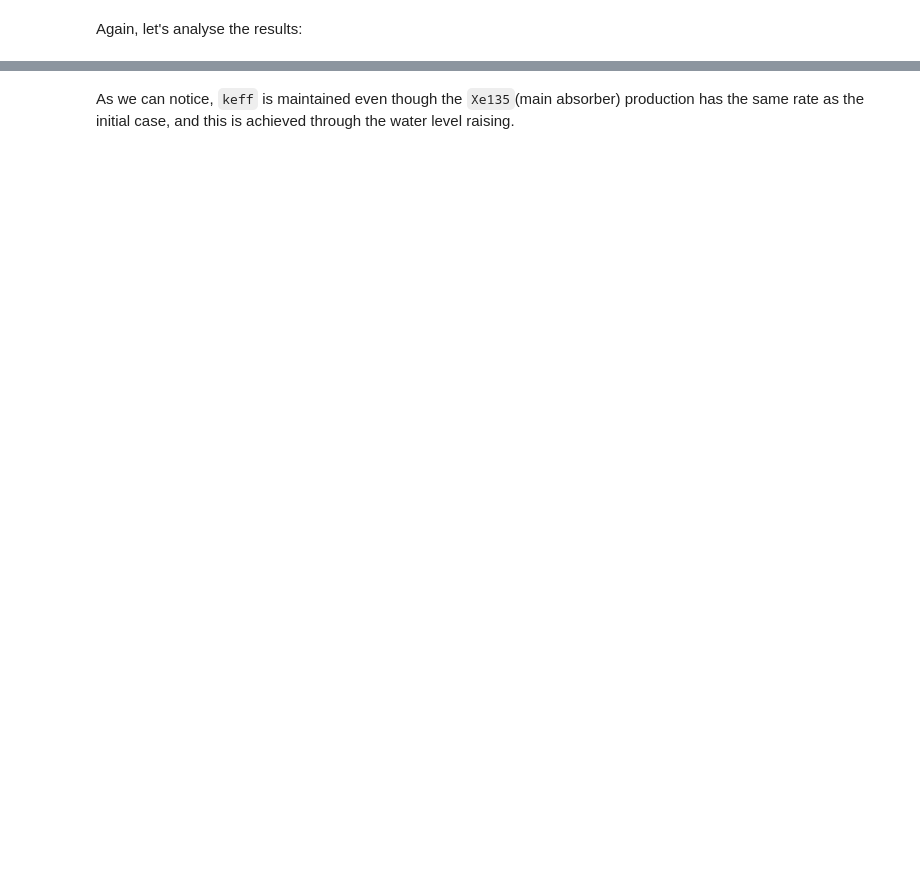
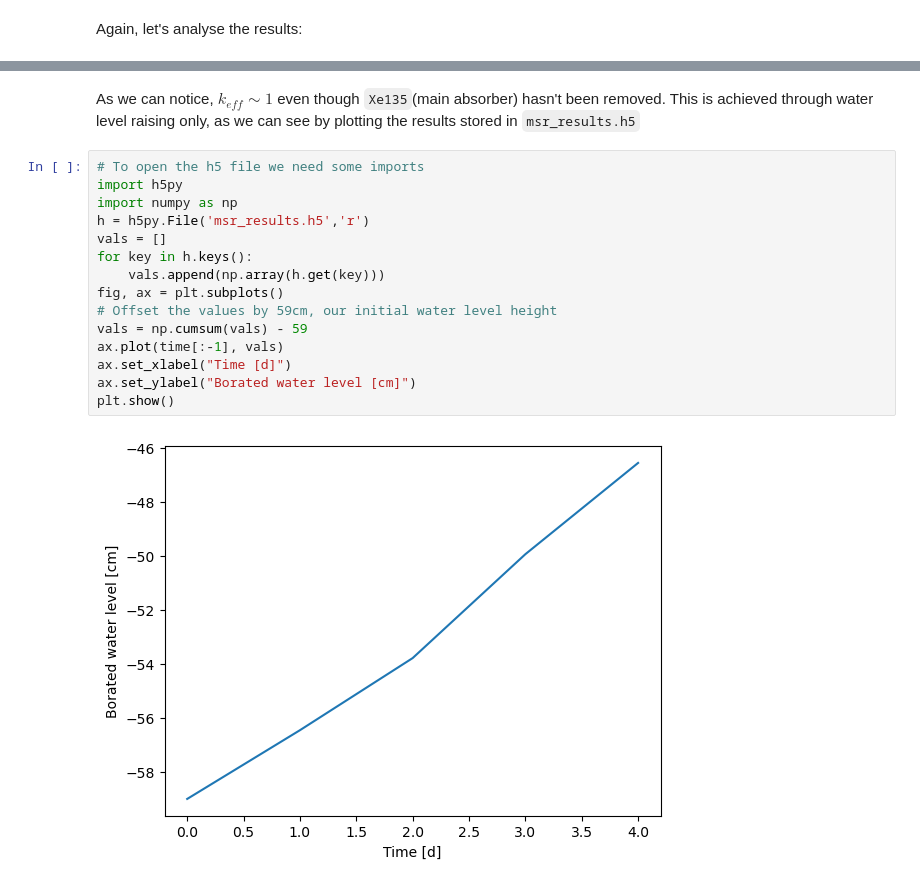
Before and after one commit to openmsr/pincell_msr, a Jupyter notebook: pincell_msr_depletion.ipynb, the cells around one changed output, grey strips where cells are left out. Saved outputs shown, nothing was run; the diff lists cells and outputs as text; blank space fills up the shorter version.

```diff
--- a/pincell_msr_depletion.ipynb
+++ b/pincell_msr_depletion.ipynb
@@ -345,2 +305,19 @@ plt.show()
-# %% [markdown]
-As we can notice, `keff` is maintained even though the `Xe135`(main absorber) production has the same rate as the initial case, and this is achieved through the water level raising.
+# %% [markdown]
+As we can notice, $k_{eff} \sim 1$ even though `Xe135`(main absorber) hasn't been removed. This is achieved through water level raising only, as we can see by plotting the results stored in `msr_results.h5`
+# %%
+# To open the h5 file we need some imports
+import h5py
+import numpy as np
+h = h5py.File('msr_results.h5','r')
+vals = []
+for key in h.keys():
+    vals.append(np.array(h.get(key)))
+fig, ax = plt.subplots()
+# Offset the values by 59cm, our initial water level height
+vals = np.cumsum(vals) - 59
+ax.plot(time[:-1], vals)
+ax.set_xlabel("Time [d]")
+ax.set_ylabel("Borated water level [cm]")
+plt.show()
+# %% [output]
+[figure, added]
```
Also changed, not shown: parts of 18 cells of this notebook.
